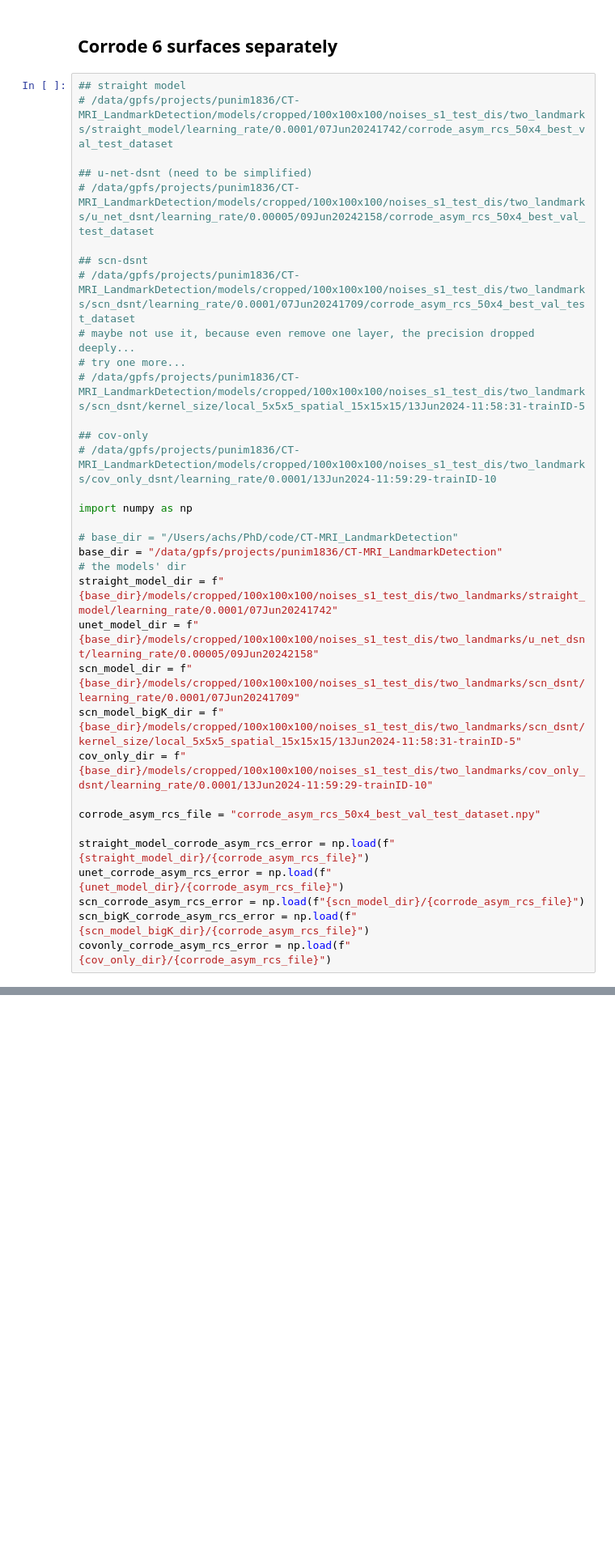
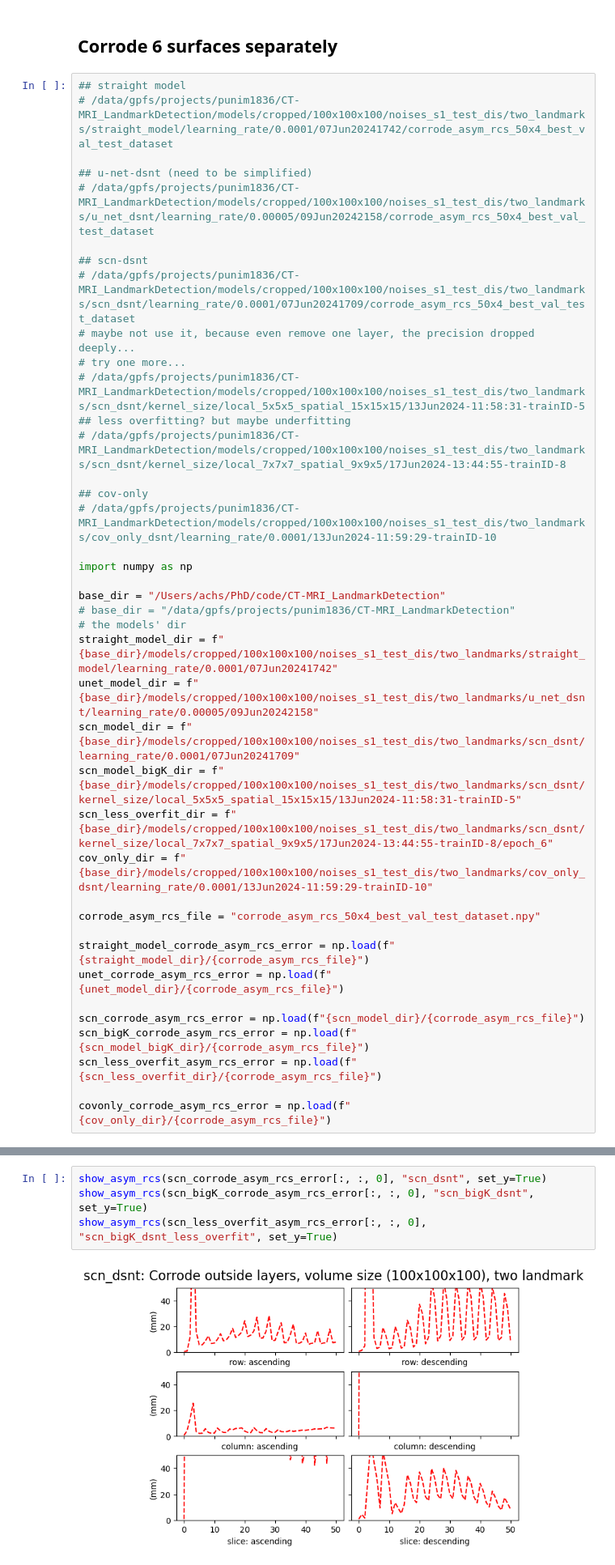
Before and after one commit to acherking/CT-MRI_LandmarkDetection, a Jupyter notebook: notebook/step_2_model.ipynb, the cells around one changed output, grey strips where cells are left out. Shown: that part at 81% size. Saved outputs shown, nothing was run; the diff lists cells and outputs as text; blank space fills up the shorter version.

```diff
--- a/notebook/step_2_model.ipynb
+++ b/notebook/step_2_model.ipynb
@@ -124,27 +124,33 @@ plt.show()
 # maybe not use it, because even remove one layer, the precision dropped deeply...
 # try one more...
 # /data/gpfs/projects/punim1836/CT-MRI_LandmarkDetection/models/cropped/100x100x100/noises_s1_test_dis/two_landmarks/scn_dsnt/kernel_size/local_5x5x5_spatial_15x15x15/13Jun2024-11:58:31-trainID-5
+## less overfitting? but maybe underfitting
+# /data/gpfs/projects/punim1836/CT-MRI_LandmarkDetection/models/cropped/100x100x100/noises_s1_test_dis/two_landmarks/scn_dsnt/kernel_size/local_7x7x7_spatial_9x9x5/17Jun2024-13:44:55-trainID-8
 
 ## cov-only
 # /data/gpfs/projects/punim1836/CT-MRI_LandmarkDetection/models/cropped/100x100x100/noises_s1_test_dis/two_landmarks/cov_only_dsnt/learning_rate/0.0001/13Jun2024-11:59:29-trainID-10
 
 import numpy as np
 
-# base_dir = "/Users/achs/PhD/code/CT-MRI_LandmarkDetection"
-base_dir = "/data/gpfs/projects/punim1836/CT-MRI_LandmarkDetection"
+base_dir = "/Users/achs/PhD/code/CT-MRI_LandmarkDetection"
+# base_dir = "/data/gpfs/projects/punim1836/CT-MRI_LandmarkDetection"
 # the models' dir
 straight_model_dir = f"{base_dir}/models/cropped/100x100x100/noises_s1_test_dis/two_landmarks/straight_model/learning_rate/0.0001/07Jun20241742"
 unet_model_dir = f"{base_dir}/models/cropped/100x100x100/noises_s1_test_dis/two_landmarks/u_net_dsnt/learning_rate/0.00005/09Jun20242158"
 scn_model_dir = f"{base_dir}/models/cropped/100x100x100/noises_s1_test_dis/two_landmarks/scn_dsnt/learning_rate/0.0001/07Jun20241709"
 scn_model_bigK_dir = f"{base_dir}/models/cropped/100x100x100/noises_s1_test_dis/two_landmarks/scn_dsnt/kernel_size/local_5x5x5_spatial_15x15x15/13Jun2024-11:58:31-trainID-5"
+scn_less_overfit_dir = f"{base_dir}/models/cropped/100x100x100/noises_s1_test_dis/two_landmarks/scn_dsnt/kernel_size/local_7x7x7_spatial_9x9x5/17Jun2024-13:44:55-trainID-8/epoch_6"
 cov_only_dir = f"{base_dir}/models/cropped/100x100x100/noises_s1_test_dis/two_landmarks/cov_only_dsnt/learning_rate/0.0001/13Jun2024-11:59:29-trainID-10"
 
 corrode_asym_rcs_file = "corrode_asym_rcs_50x4_best_val_test_dataset.npy"
 
 straight_model_corrode_asym_rcs_error = np.load(f"{straight_model_dir}/{corrode_asym_rcs_file}")
 unet_corrode_asym_rcs_error = np.load(f"{unet_model_dir}/{corrode_asym_rcs_file}")
+
 scn_corrode_asym_rcs_error = np.load(f"{scn_model_dir}/{corrode_asym_rcs_file}")
 scn_bigK_corrode_asym_rcs_error = np.load(f"{scn_model_bigK_dir}/{corrode_asym_rcs_file}")
+scn_less_overfit_asym_rcs_error = np.load(f"{scn_less_overfit_dir}/{corrode_asym_rcs_file}")
+
 covonly_corrode_asym_rcs_error = np.load(f"{cov_only_dir}/{corrode_asym_rcs_file}")
 # %%
 print(scn_corrode_asym_rcs_error[:, :, 0])
@@ -225,0 +230,6 @@ show_asym_rcs(covonly_corrode_asym_rcs_error[:, :, 0], "cov_only_dsnt")
+# %%
+show_asym_rcs(scn_corrode_asym_rcs_error[:, :, 0], "scn_dsnt", set_y=True)
+show_asym_rcs(scn_bigK_corrode_asym_rcs_error[:, :, 0], "scn_bigK_dsnt", set_y=True)
+show_asym_rcs(scn_less_overfit_asym_rcs_error[:, :, 0], "scn_bigK_dsnt_less_overfit", set_y=True)
+# %% [output]
+[figure, added]
```
Also changed, not shown: parts of 5 cells of this notebook, 1 other file.
